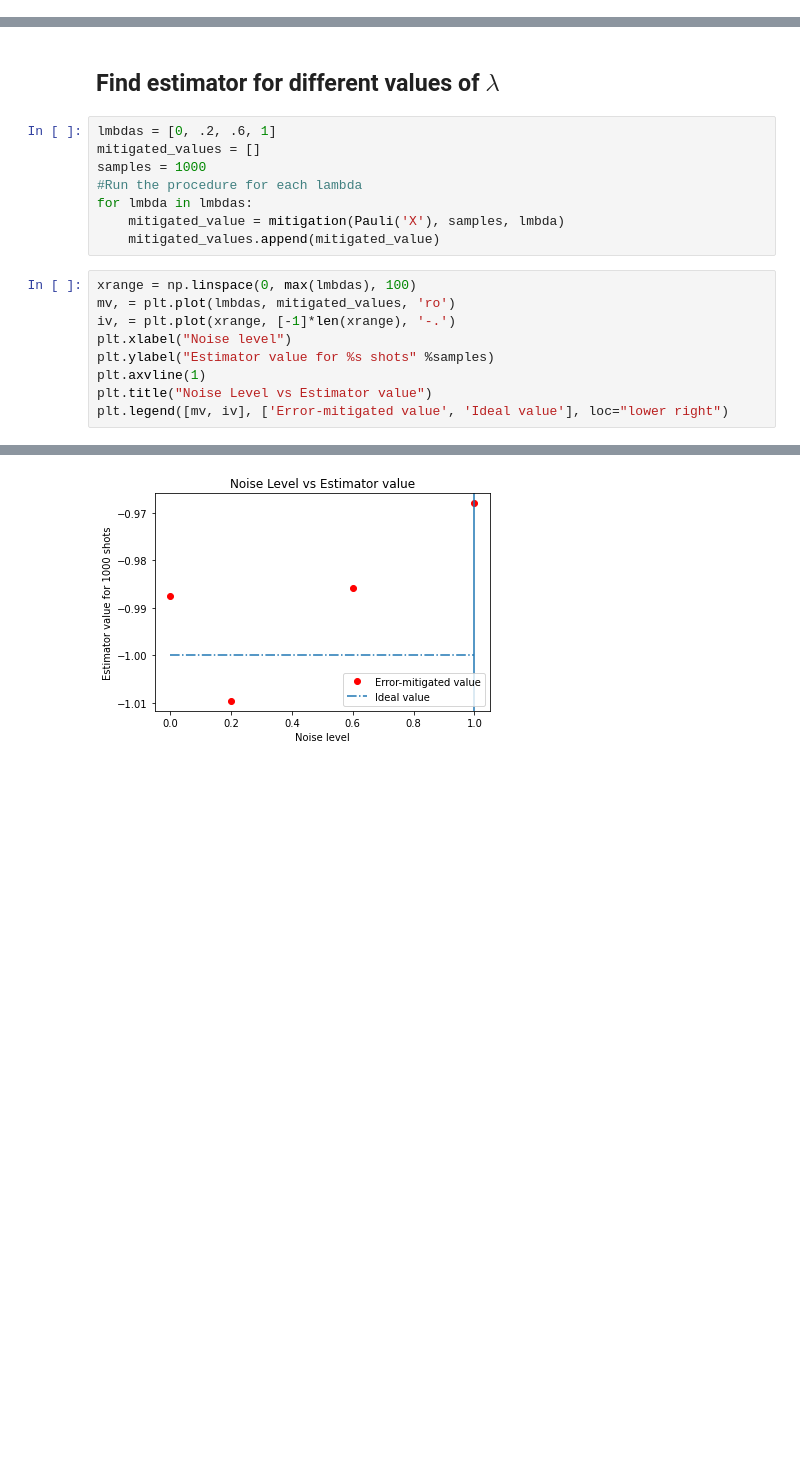
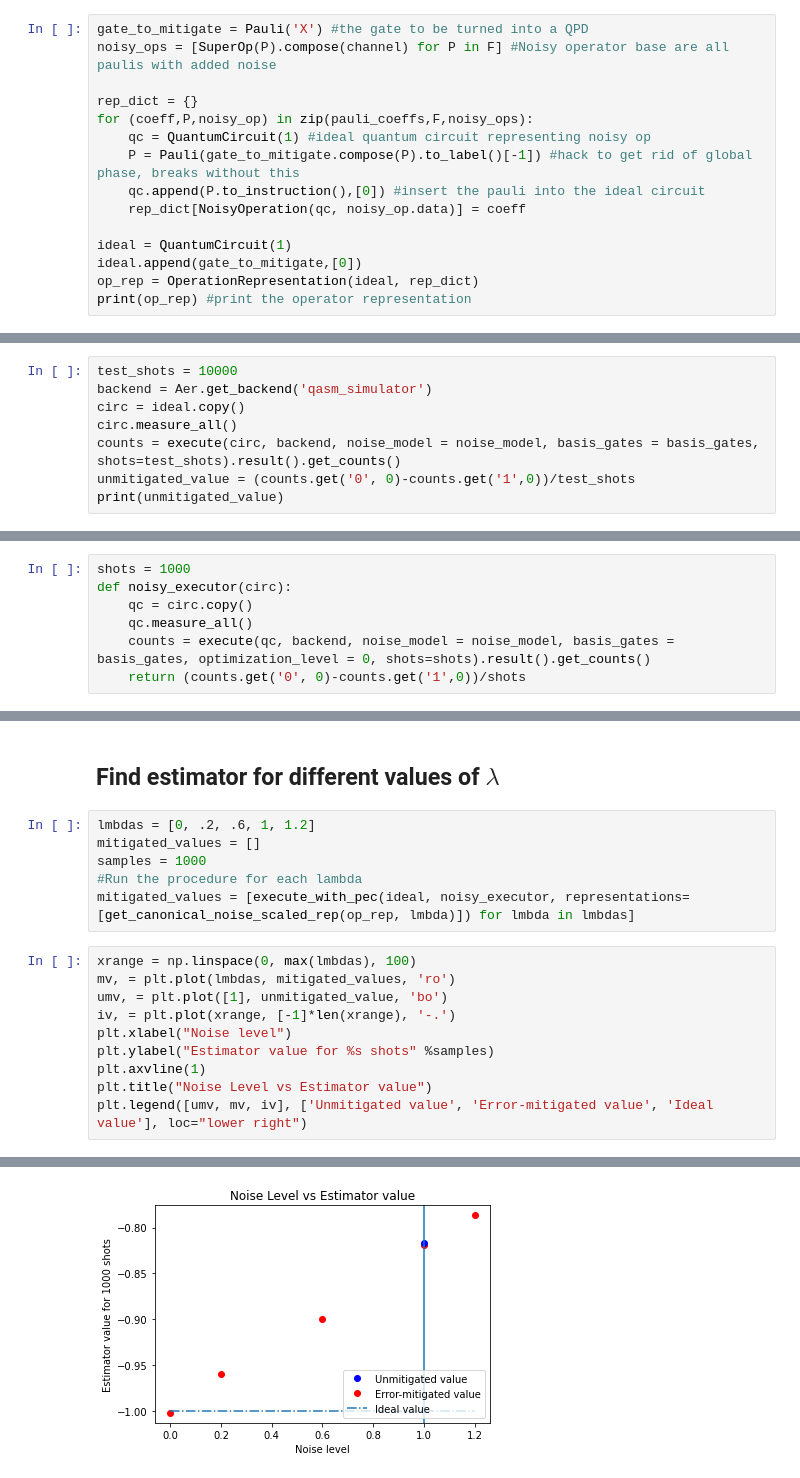
Before and after one commit to benmcdonough20/NEPEC_on_Hardware, a Jupyter notebook: one_qubit_PER/OneQubitCanonicalNoiseScaling.ipynb, the cells around one changed output, grey strips where cells are left out. Drawn from its saved outputs; the diff is of its cells as text; blank space fills up the shorter version.

Commit message:
Finished canonical noise scaling and virtual ZNE

```diff
--- a/one_qubit_PER/OneQubitCanonicalNoiseScaling.ipynb
+++ b/one_qubit_PER/OneQubitCanonicalNoiseScaling.ipynb
@@ -195,0 +167,15 @@ print(exp)
+# %%
+gate_to_mitigate = Pauli('X') #the gate to be turned into a QPD
+noisy_ops = [SuperOp(P).compose(channel) for P in F] #Noisy operator base are all paulis with added noise
+
+rep_dict = {}
+for (coeff,P,noisy_op) in zip(pauli_coeffs,F,noisy_ops):
+    qc = QuantumCircuit(1) #ideal quantum circuit representing noisy op
+    P = Pauli(gate_to_mitigate.compose(P).to_label()[-1]) #hack to get rid of global phase, breaks without this
+    qc.append(P.to_instruction(),[0]) #insert the pauli into the ideal circuit
+    rep_dict[NoisyOperation(qc, noisy_op.data)] = coeff
+
+ideal = QuantumCircuit(1)
+ideal.append(gate_to_mitigate,[0])
+op_rep = OperationRepresentation(ideal, rep_dict)
+print(op_rep) #print the operator representation
@@ -195,0 +217,8 @@ print(exp)
+# %%
+test_shots = 10000
+backend = Aer.get_backend('qasm_simulator')
+circ = ideal.copy()
+circ.measure_all()
+counts = execute(circ, backend, noise_model = noise_model, basis_gates = basis_gates, shots=test_shots).result().get_counts()
+unmitigated_value = (counts.get('0', 0)-counts.get('1',0))/test_shots
+print(unmitigated_value)
@@ -195,0 +229,7 @@ print(exp)
+# %%
+shots = 1000
+def noisy_executor(circ):
+    qc = circ.copy()
+    qc.measure_all()
+    counts = execute(qc, backend, noise_model = noise_model, basis_gates = basis_gates, optimization_level = 0, shots=shots).result().get_counts()
+    return (counts.get('0', 0)-counts.get('1',0))/shots
@@ -196,22 +242,21 @@ print(exp)
 # %% [markdown]
 ## Find estimator for different values of $\lambda$
 # %%
-lmbdas = [0, .2, .6, 1]
+lmbdas = [0, .2, .6, 1, 1.2]
 mitigated_values = []
 samples = 1000
 #Run the procedure for each lambda
-for lmbda in lmbdas:
-    mitigated_value = mitigation(Pauli('X'), samples, lmbda)
-    mitigated_values.append(mitigated_value)
+mitigated_values = [execute_with_pec(ideal, noisy_executor, representations=[get_canonical_noise_scaled_rep(op_rep, lmbda)]) for lmbda in lmbdas]
 # %%
 xrange = np.linspace(0, max(lmbdas), 100)
 mv, = plt.plot(lmbdas, mitigated_values, 'ro')
+umv, = plt.plot([1], unmitigated_value, 'bo')
 iv, = plt.plot(xrange, [-1]*len(xrange), '-.')
 plt.xlabel("Noise level")
 plt.ylabel("Estimator value for %s shots" %samples)
 plt.axvline(1)
 plt.title("Noise Level vs Estimator value")
-plt.legend([mv, iv], ['Error-mitigated value', 'Ideal value'], loc="lower right")
+plt.legend([umv, mv, iv], ['Unmitigated value', 'Error-mitigated value', 'Ideal value'], loc="lower right")
 # %% [output]
 <matplotlib.legend.Legend at 0x...>
-[figure, old version]
+[figure, new version]
```
Also changed, not shown: parts of 24 cells of this notebook, 1 other file.
